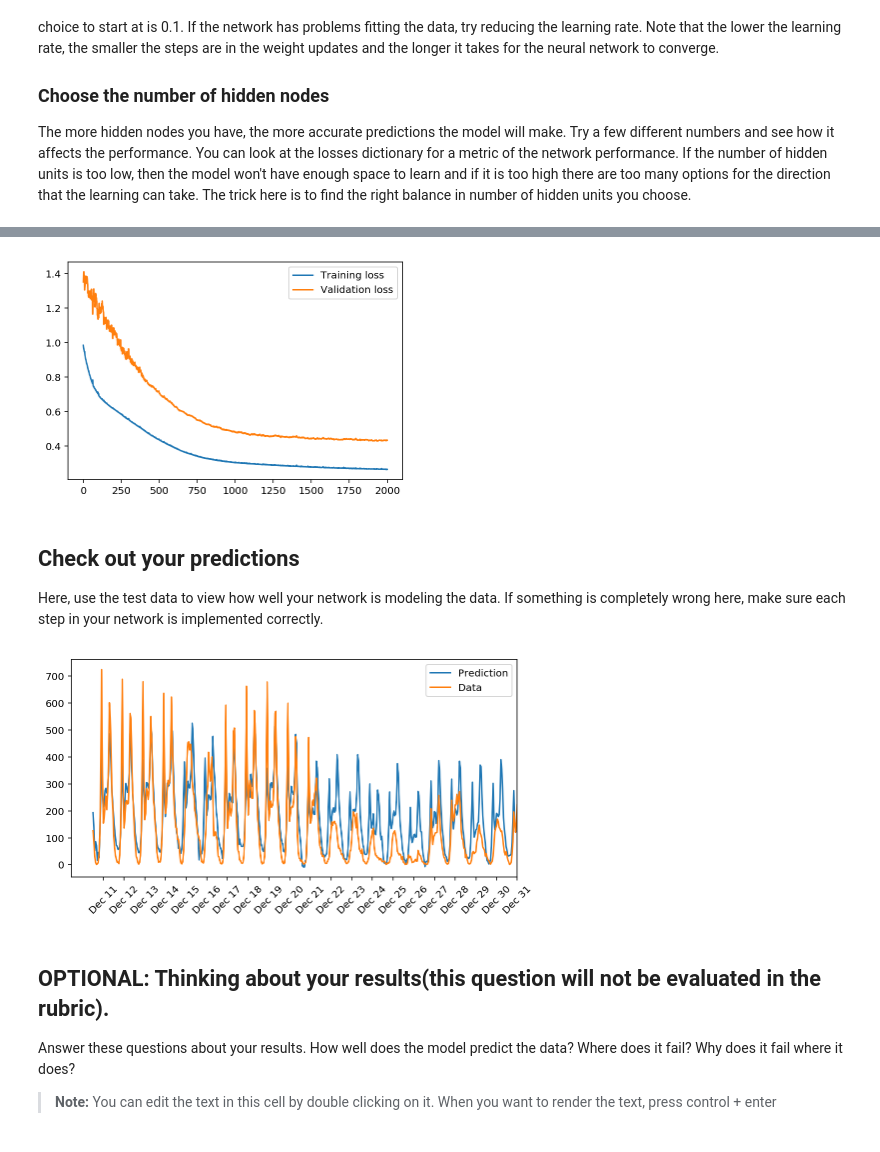
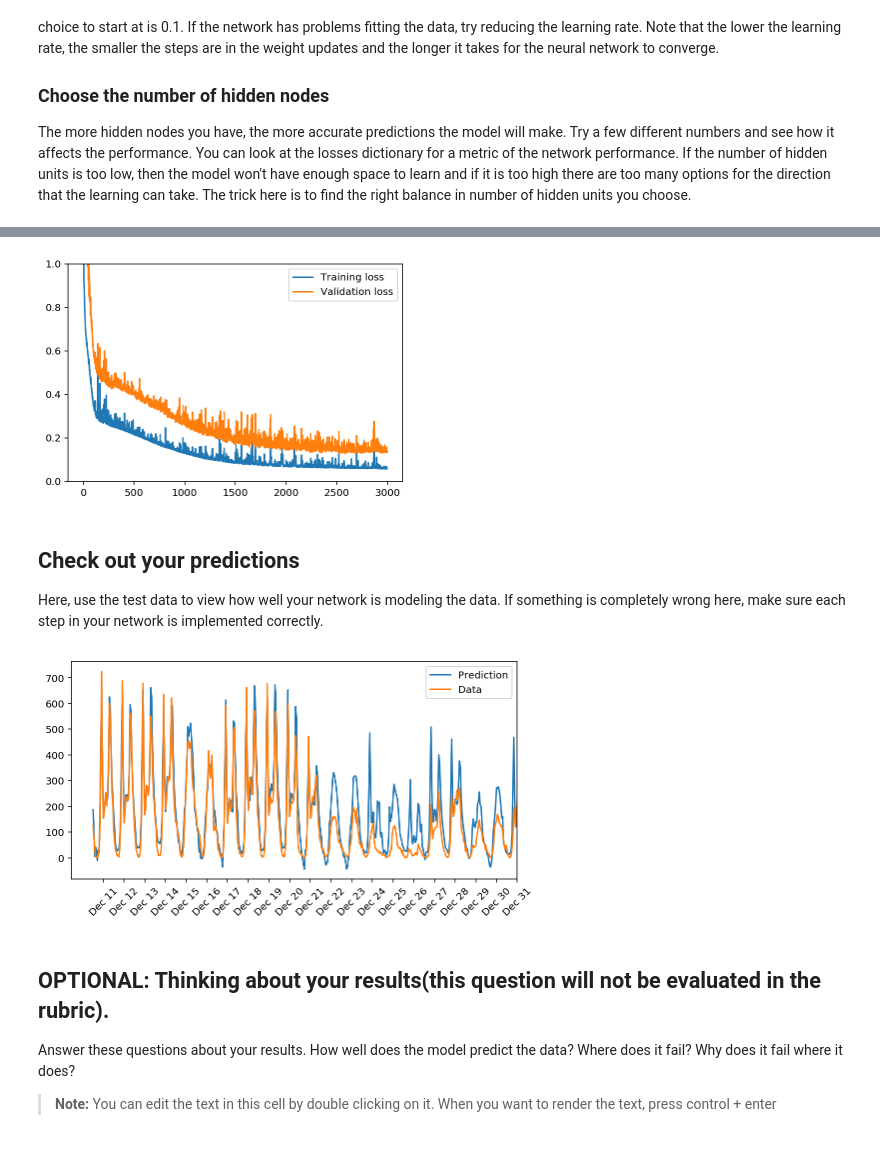
Before and after one commit to khoa-ho/Deep-Learning-Nanodegree, a Jupyter notebook: Project 1/DLND Your first neural network.ipynb, the cells around one changed output, grey strips where cells are left out. Drawn from its saved outputs; the diff is of its cells as text; code cells hidden in the pictures.

```diff
--- a/Project 1/DLND Your first neural network.ipynb
+++ b/Project 1/DLND Your first neural network.ipynb
@@ -298,9 +298,9 @@ The more hidden nodes you have, the more accurate predictions the model will mak
 import sys
 
 ### Set the hyperparameters here ###
-iterations = 2000
-learning_rate = 0.1
-hidden_nodes = 12
+iterations = 3000
+learning_rate = 1
+hidden_nodes = 11
 output_nodes = 1
 
 N_i = train_features.shape[1]
@@ -329,10 +329,10 @@ Progress: 100.0% ... Training loss: 0.264 ... Validation loss: 0.433
 # %%
 plt.plot(losses['train'], label='Training loss')
 plt.plot(losses['validation'], label='Validation loss')
 plt.legend()
-_ = plt.ylim()
+_ = plt.ylim(0, 1)
 # %% [output]
-[figure, old version]
+[figure, new version]
 # %% [markdown]
 ## Check out your predictions
 
@@ -352,7 +352,7 @@ dates = dates.apply(lambda d: d.strftime('%b %d'))
 ax.set_xticks(np.arange(len(dates))[12::24])
 _ = ax.set_xticklabels(dates[12::24], rotation=45)
 # %% [output]
-[figure, old version]
+[figure, new version]
 # %% [markdown]
 ## OPTIONAL: Thinking about your results(this question will not be evaluated in the rubric).
 
```
Also changed, not shown: parts of 2 cells of this notebook, 1 other file.
